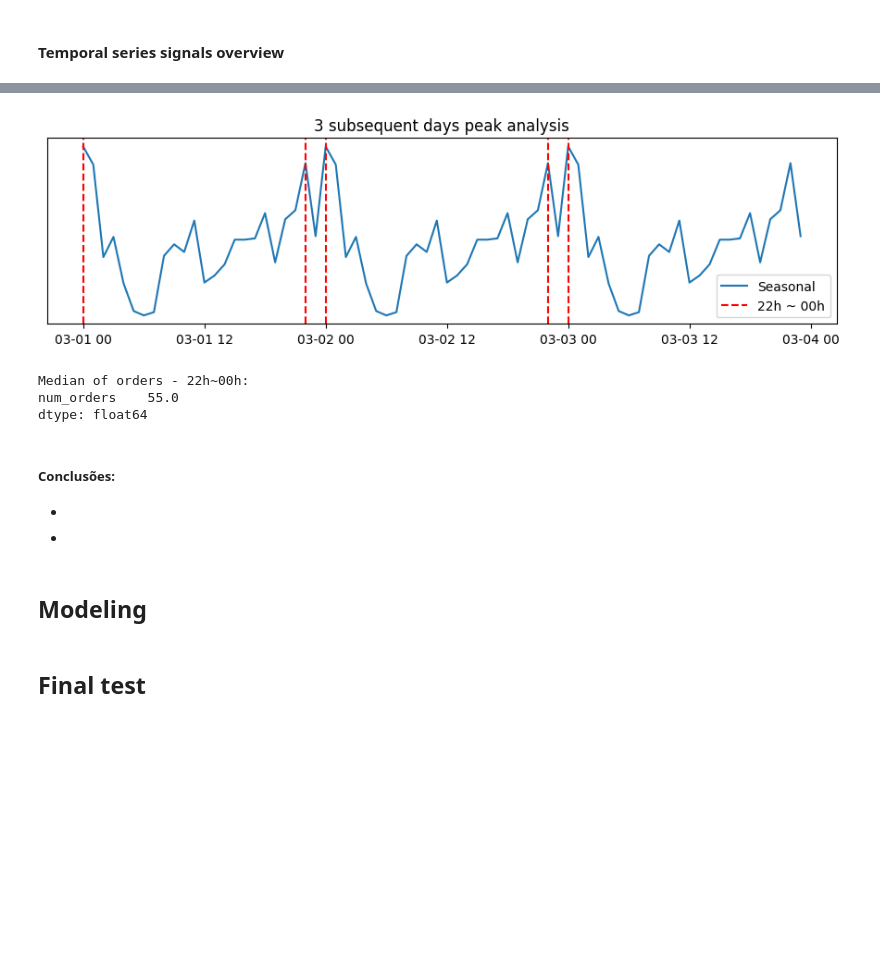
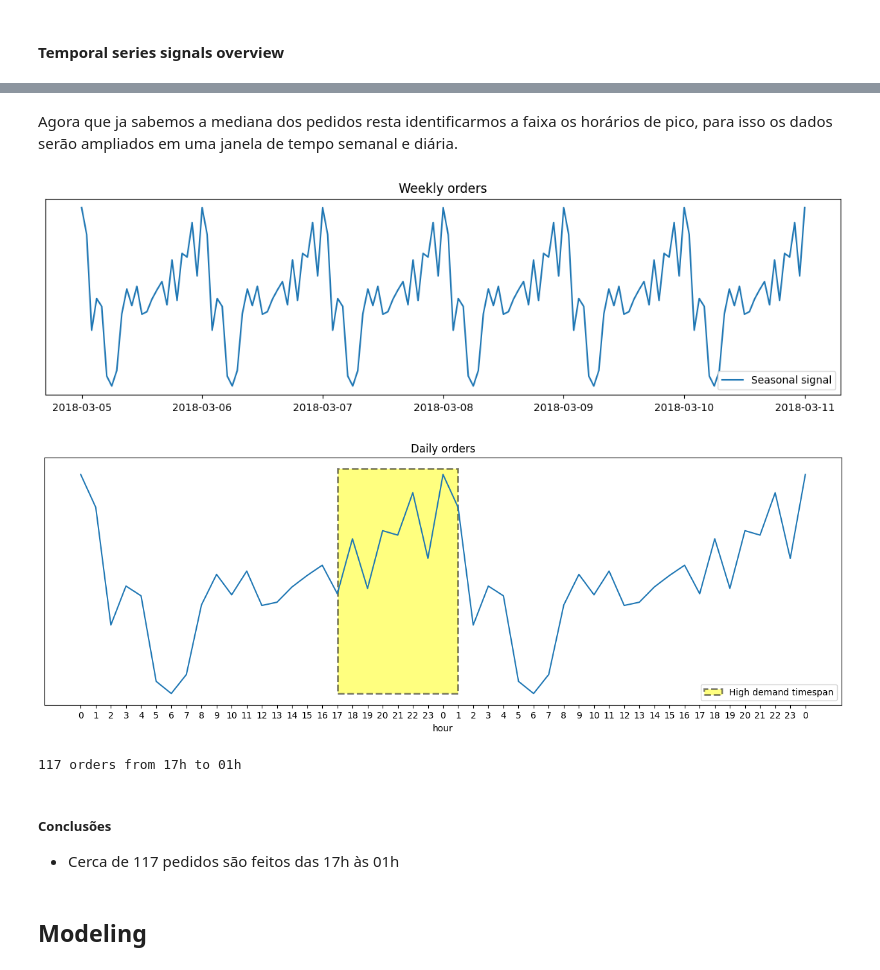
Before and after one commit to lucas-mithidieri/projetos, a Jupyter notebook: cab_orders_forecasting.ipynb, the cells around one changed output, grey strips where cells are left out. Cells and saved outputs as stored; diff of their text form; code cells hidden in the pictures; blank space fills up the shorter version.

```diff
--- a/cab_orders_forecasting.ipynb
+++ b/cab_orders_forecasting.ipynb
@@ -104,40 +203,30 @@ plt.show()
-# %%
-# 3-day range
-data_3days = data['2018-03-01':'2018-03-03'].drop(columns='hour')
-
-# Tseries decomposition
-decomposed = seasonal_decompose(data_3days)
-trend, season, resid = decomposed.resid, decomposed.seasonal, decomposed.trend
-
-# Plot
-plt.figure(figsize=(11, 12))
-
-# Desired range (22h ~ 00h)
-vert_data = ['2018-03-01 22:00:00','2018-03-02 00:00:00',
-             '2018-03-02 22:00:00','2018-03-03 00:00:00', '2018-03-01 00:00:00']
-
-vert_data = pd.to_datetime(vert_data)
-
-# Seasonal plot
-plt.subplot(411)
-plt.plot(season, label='Seasonal',)
-n = 0
-for v_data in vert_data:
-    plt.axvline(x=v_data, color='red', linestyle='--', label='' if n != 0 else '22h ~ 00h')
-    n+=1
-plt.yticks([])
-plt.legend()
-plt.title('3 subsequent days peak analysis')
-plt.show()
-
-print('Median of orders - 22h~00h:')
-print(data_3days.median())
-# %% [output]
-[figure, removed]
-Median of orders - 22h~00h:
-num_orders    55.0
-dtype: float64
-# %% [markdown]
-##### Conclusões:
-*
-*
+# %% [markdown]
+Agora que ja sabemos a mediana dos pedidos resta identificarmos a faixa os horários de pico, para isso os dados serão ampliados em uma janela de tempo semanal e diária.
+# %%
+# --- Weekly data plot ----
+trend, season, resid = plot_signals(weekly_data, 'Weekly orders', drop, True)
+season_slice = season.head(49)
+
+# --- Daily data plot ----
+# rectangle settings
+date_rng = [[i for i in season_slice.index if i.hour == 17][0],
+              [i for i in season_slice.index if i.hour == 1][1]]
+
+start, end = [mdates.date2num(date) for date in date_rng]
+width, ymin, ymax = (end - start), season.min(), season.max() * 2.1
+rect = Rectangle((start, ymin), width, ymax, edgecolor='black', facecolor='yellow', alpha=0.5, linewidth=2,
+                 linestyle='dashed', label='High demand timespan')
+
+# plot
+fig, ax = plt.subplots(figsize=(16,5))
+ax.add_patch(rect)
+plt.legend()
+plt.plot(season_slice.index, season_slice.values)
+plt.title('Daily orders')
+plt.xticks(season_slice.index, [str(hour) for hour in season_slice.index.hour])
+plt.xlabel('hour')
+plt.yticks([])
+plt.show()
+# %% [output]
+[figure, added]
+[figure, added]
@@ -144,4 +235,9 @@ dtype: float64
+# %%
+print(f'{median_17h_to_00h:0.0f} orders from 17h to 01h')
+# %% [output]
+117 orders from 17h to 01h
+# %% [markdown]
+##### Conclusões
+* Cerca de 117 pedidos são feitos das 17h às 01h
 # %% [markdown]
 ## Modeling
-# %% [markdown]
-## Final test
```
Also changed, not shown: parts of 43 cells of this notebook.
